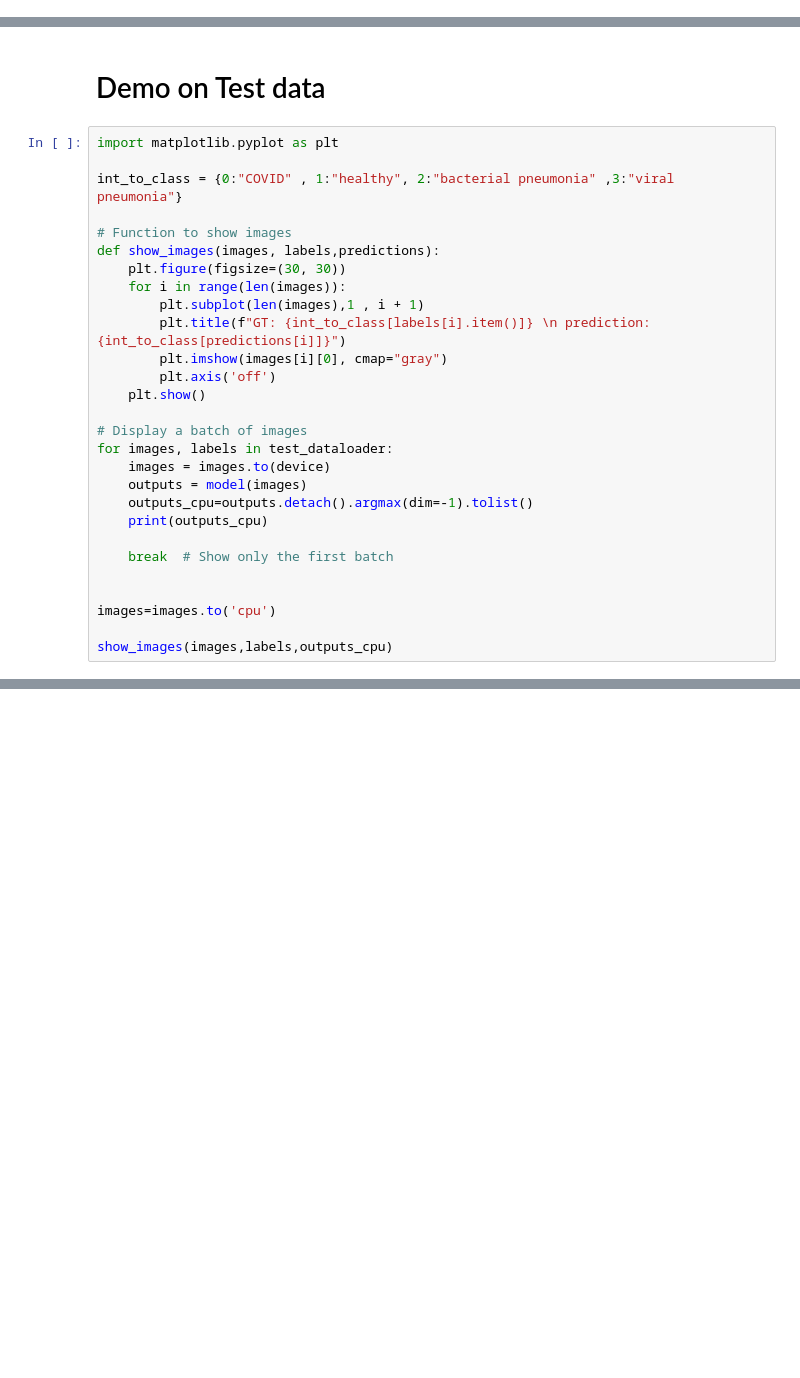
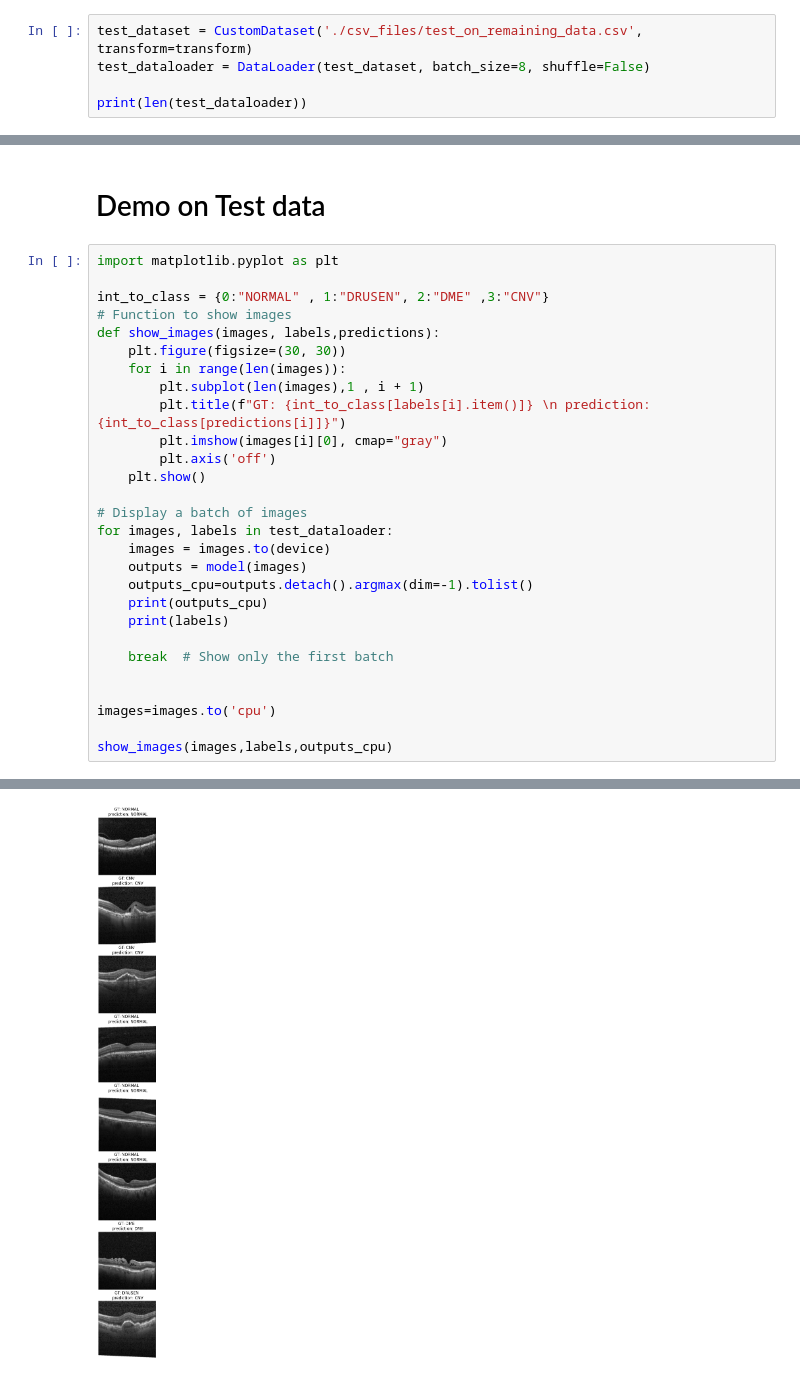
Before and after one commit to venkateshvaddadi/Aster_AI_Course_Implementations, a Jupyter notebook: Retinal Disease Classification Using Optical Coherence Tomography Images/train.ipynb, the cells around one changed output, grey strips where cells are left out. Cells and saved outputs as stored; diff of their text form; blank space fills up the shorter version.

```diff
--- a/Retinal Disease Classification Using Optical Coherence Tomography Images/train.ipynb
+++ b/Retinal Disease Classification Using Optical Coherence Tomography Images/train.ipynb
@@ -335,0 +381,5 @@ model.eval()
+# %%
+test_dataset = CustomDataset('./csv_files/test_on_remaining_data.csv', transform=transform)
+test_dataloader = DataLoader(test_dataset, batch_size=8, shuffle=False)
+
+print(len(test_dataloader))
@@ -372,8 +428,7 @@ print("-------------------------------------------------")
 # %%
 import matplotlib.pyplot as plt
 
-int_to_class = {0:"COVID" , 1:"healthy", 2:"bacterial pneumonia" ,3:"viral pneumonia"}
-
+int_to_class = {0:"NORMAL" , 1:"DRUSEN", 2:"DME" ,3:"CNV"}
 # Function to show images
 def show_images(images, labels,predictions):
     plt.figure(figsize=(30, 30))
@@ -390,6 +445,7 @@ for images, labels in test_dataloader:
     outputs = model(images)
     outputs_cpu=outputs.detach().argmax(dim=-1).tolist()
     print(outputs_cpu)
+    print(labels)
 
     break  # Show only the first batch
 
@@ -397,3 +453,4 @@ for images, labels in test_dataloader:
 images=images.to('cpu')
 
 show_images(images,labels,outputs_cpu)
+# %% [output]
@@ -399,0 +459 @@ show_images(images,labels,outputs_cpu)
+[figure, added]
```
Also changed, not shown: parts of 10 cells of this notebook.
